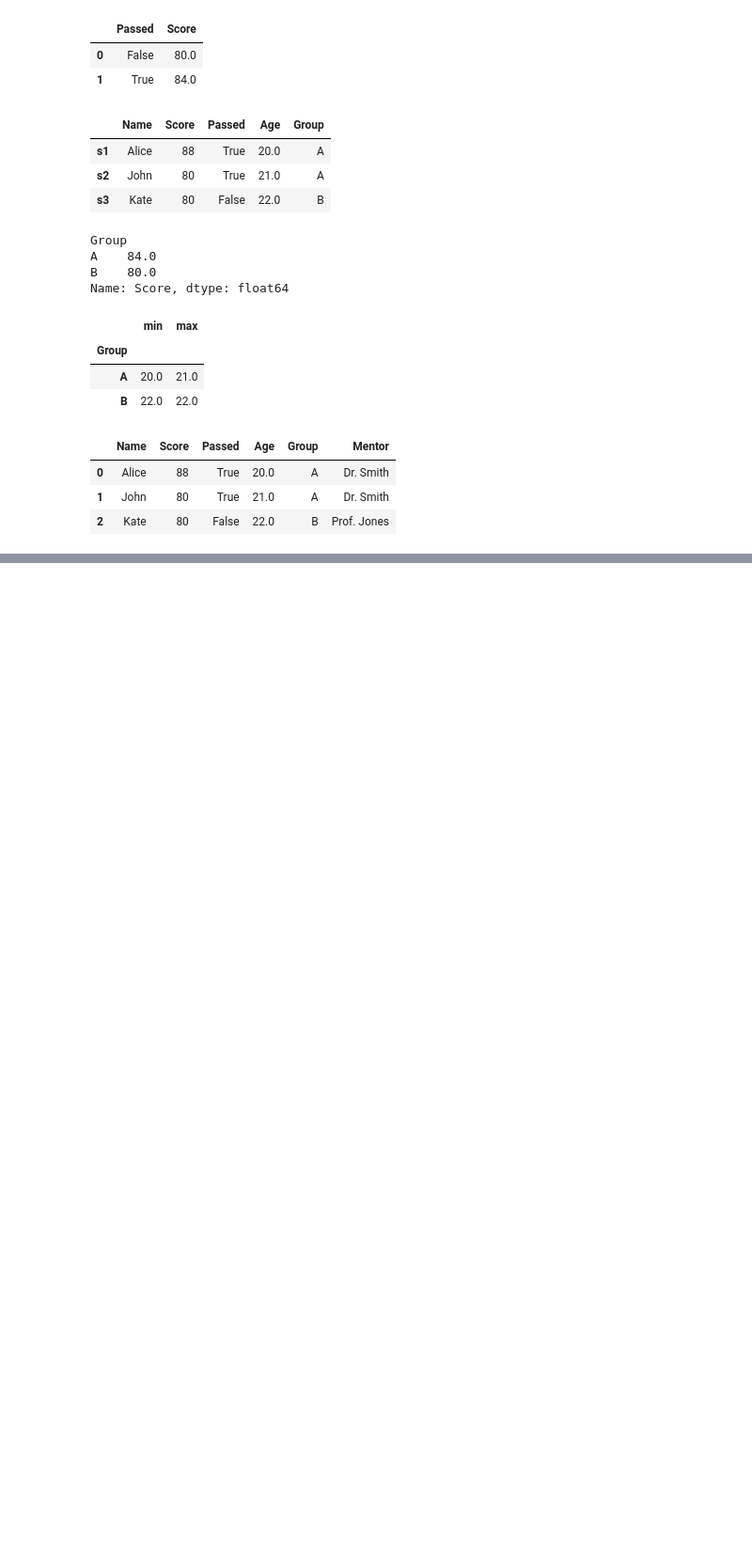
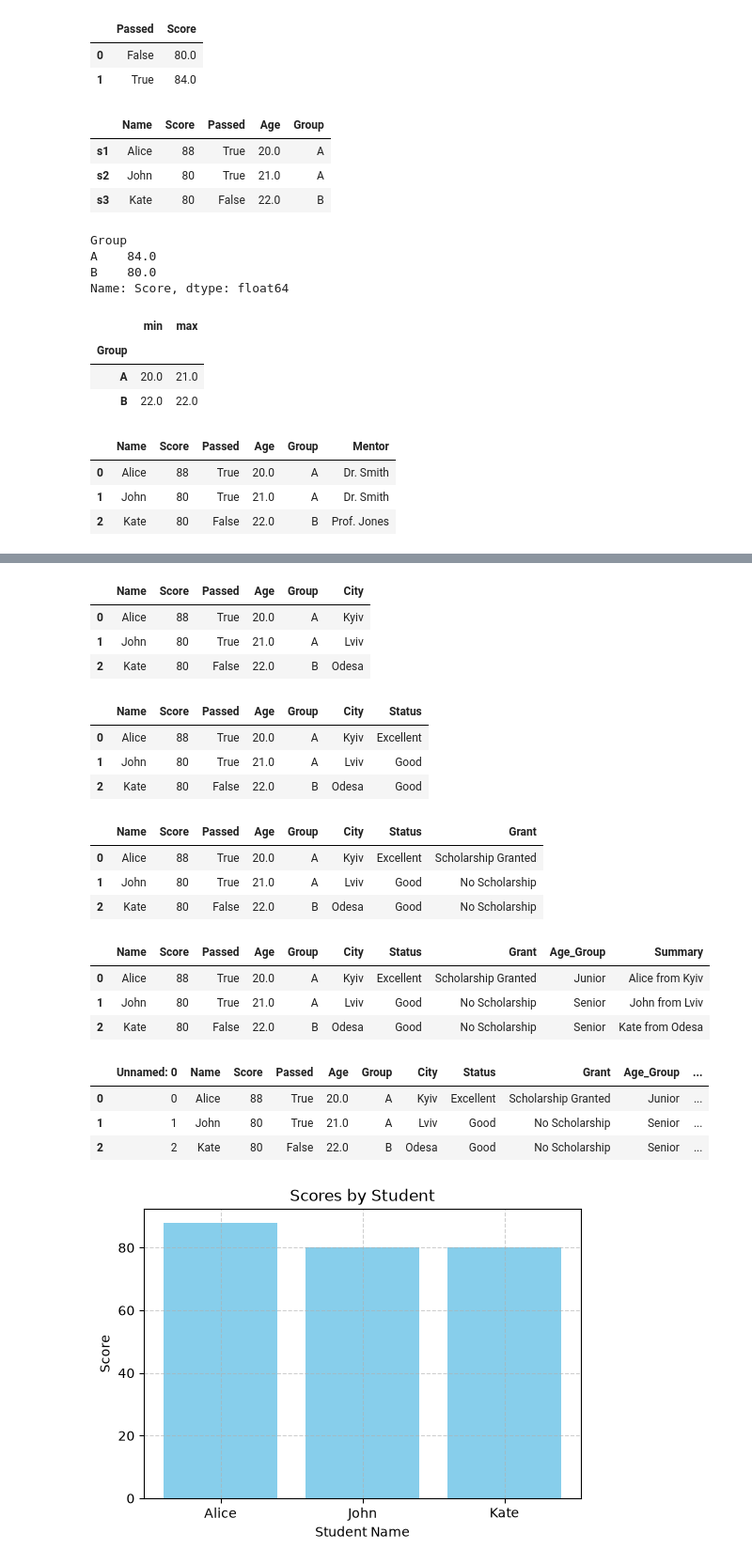
Before and after one commit to GreedIsGoody/pandas-tut, a Jupyter notebook: test.ipynb, the cells around one changed output, grey strips where cells are left out. Shown at 94% size. Cells and saved outputs as stored; diff of their text form; code cells hidden in the pictures; blank space fills up the shorter version.

Commit message:
feat: saving to csv and base visualize

```diff
--- a/test.ipynb
+++ b/test.ipynb
@@ -851,0 +878,48 @@ merged_df
+# %%
+sorted_df = (
+    merged_df.sort_values(by='Score', ascending=False).reset_index(drop=True)
+)
+sorted_df
+# %% [output]
+|  | Name | Score | Passed | Age | Group | City |
+| 0 | Alice | 88 | True | 20.0 | A | Kyiv |
+| 1 | John | 80 | True | 21.0 | A | Lviv |
+| 2 | Kate | 80 | False | 22.0 | B | Odesa |
+# %%
+merged_df['Status'] = merged_df['Score'].apply(
+    lambda x: 'Excellent' if x >= 85 else 'Good'
+)
+merged_df
+# %% [output]
+|  | Name | Score | Passed | Age | Group | City | Status |
+| 0 | Alice | 88 | True | 20.0 | A | Kyiv | Excellent |
+| 1 | John | 80 | True | 21.0 | A | Lviv | Good |
+| 2 | Kate | 80 | False | 22.0 | B | Odesa | Good |
+# %%
+def check_grant(row):
+    if row['Score'] >= 85 and row['Passed']:
+        return 'Scholarship Granted'
+    return 'No Scholarship'
+
+merged_df['Grant'] =  merged_df.apply(check_grant, axis=1)
+merged_df
+# %% [output]
+|  | Name | Score | Passed | Age | Group | City | Status | Grant |
+| 0 | Alice | 88 | True | 20.0 | A | Kyiv | Excellent | Scholarship Granted |
+| 1 | John | 80 | True | 21.0 | A | Lviv | Good | No Scholarship |
+| 2 | Kate | 80 | False | 22.0 | B | Odesa | Good | No Scholarship |
+# %%
+merged_df['Age_Group'] = merged_df['Age'].apply(
+    lambda x: 'Junior' if x < 21 else 'Senior'
+)
+
+def get_summary_row(row):
+    return f"{row['Name']} from {row['City']}"
+
+merged_df['Summary'] = merged_df.apply(get_summary_row, axis=1)
+merged_df
+# %% [output]
+|  | Name | Score | Passed | Age | Group | City | Status | Grant | Age_Group | Summary |
+| 0 | Alice | 88 | True | 20.0 | A | Kyiv | Excellent | Scholarship Granted | Junior | Alice from Kyiv |
+| 1 | John | 80 | True | 21.0 | A | Lviv | Good | No Scholarship | Senior | John from Lviv |
+| 2 | Kate | 80 | False | 22.0 | B | Odesa | Good | No Scholarship | Senior | Kate from Odesa |
@@ -851,0 +928,21 @@ merged_df
+# %%
+df_loaded = pd.read_csv('students.csv')
+df_loaded
+# %% [output]
+|  | Unnamed: 0 | Name | Score | Passed | Age | Group | City | Status | Grant | Age_Group | ... |
+| 0 | 0 | Alice | 88 | True | 20.0 | A | Kyiv | Excellent | Scholarship Granted | Junior | ... |
+| 1 | 1 | John | 80 | True | 21.0 | A | Lviv | Good | No Scholarship | Senior | ... |
+| 2 | 2 | Kate | 80 | False | 22.0 | B | Odesa | Good | No Scholarship | Senior | ... |
+# %%
+import matplotlib.pyplot as plt
+import seaborn as sns
+
+plt.figure(figsize=(6,4))
+plt.bar(merged_df['Name'], merged_df['Score'], color='skyblue')
+plt.title('Scores by Student')
+plt.xlabel('Student Name')
+plt.ylabel('Score')
+plt.grid(True, linestyle='--', alpha=0.6)
+plt.show()
+# %% [output]
+[figure, added]
```
Also changed, not shown: parts of 4 cells of this notebook, 1 other file.
